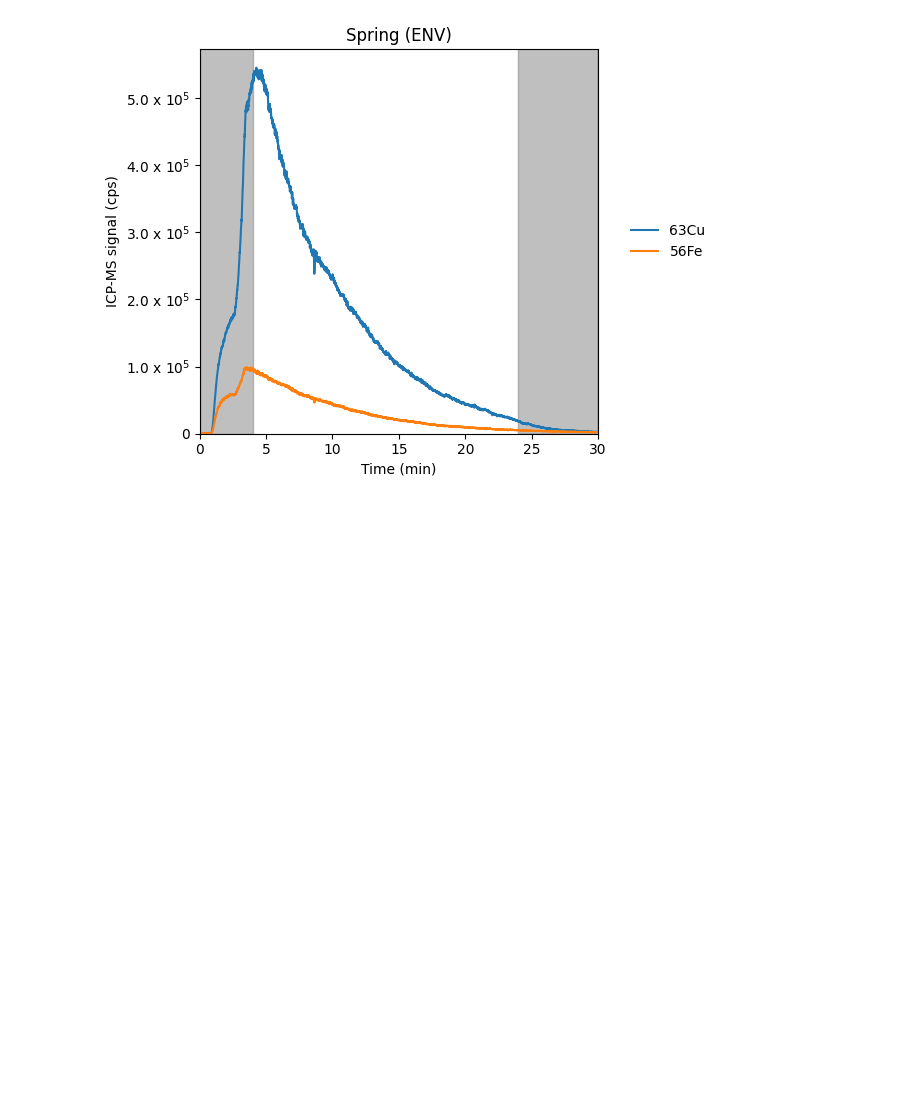
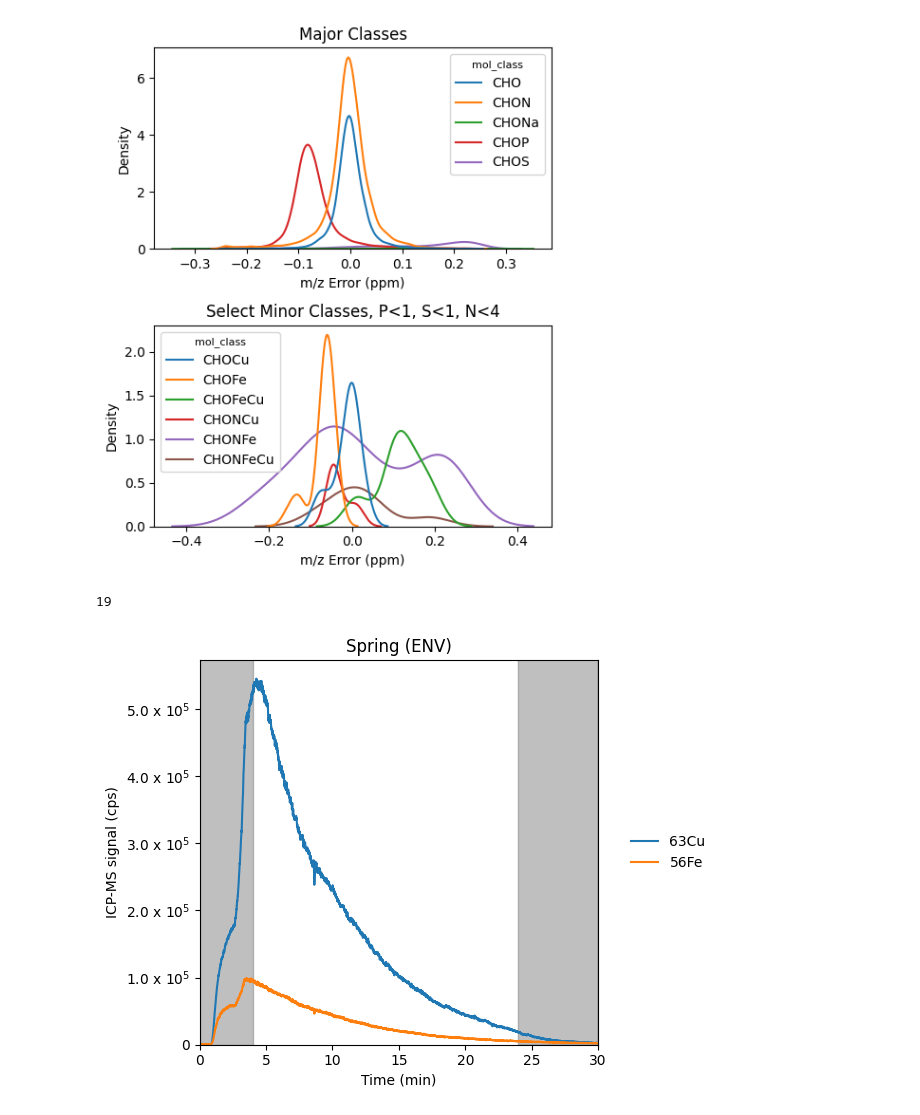
Before and after one commit to rboiteau/CoreMS, a Jupyter notebook: figs-mzwindowing.ipynb, the cells around one changed output. Saved outputs shown, nothing was run; the diff lists cells and outputs as text; code cells hidden in the pictures; blank space fills up the shorter version.

```diff
--- a/figs-mzwindowing.ipynb
+++ b/figs-mzwindowing.ipynb
@@ -530,3 +789,38 @@ plt.savefig(svdir+'mid_only_error-ppm.pdf', bbox_inches = 'tight')
+# %%
+column = 'm/z Error (ppm)'  ## title for main plot
+hue_col = 'mol_class'
+fig, (ax,ax1) = plt.subplots(2,1, figsize = (5,6))
+
+
+df = pd.concat([unique_100mz,unique_200mz, unique_fullmz_456])
+df = df[(df['mol_class'] =='CHO') | (df['mol_class'] =='CHON') | (df['mol_class'] =='CHOS') | (df['mol_class'] =='CHOP')| (df['mol_class'] =='CHONa')]
+df.sort_values(by=['mol_class'],inplace=True)
+ax = sns.kdeplot(data=df, x=column, hue=hue_col, ax = ax, legend=True)
+ax.set_title('Major Classes')
+
+
+df = pd.concat([unique_100mz,unique_200mz, unique_fullmz_456])
+df = df[ (df['Fe']>0) | (df['Cu']>0)]
+df = df[(df['P']<1) & (df['S']<1)  & (df['N']<4)]
+df = df[~df['mol_class'].str.contains('Na')]
+#df = df[(df['mol_class'] =='CHO') | (df['mol_class'] =='CHON') | (df['mol_class'] =='CHOS') | (df['mol_class'] =='CHOP')| (df['mol_class'] =='CHONa')]
+df.sort_values(by=['mol_class'],inplace=True)
+ax1 = sns.kdeplot(data=df, x=column, hue=hue_col, ax = ax1, legend = True)
+ax1.set_title('Select Minor Classes, P<1, S<1, N<4')
+
+#plt.legend(frameon = False)
+#fig.suptitle(ttt, fontsize=14)
+#fig.legend(handles, labels, title='Mol. Class', frameon = False, bbox_to_anchor=(1.0,0.5), loc = 'center left')
+
+plt.tight_layout()
+
+plt.savefig(data_dir+'spring-env/230215_spring_pos_kde_assign.pdf')
+# %% [output]
+[figure, added]
+# %%
+print(len(df[df['mol_class']=='CHOCu']))
+# %% [output]
+19
 # %%
 from matplotlib.backends.backend_pdf import PdfPages
 
```
Also changed, not shown: parts of 10 cells of this notebook, 4 other files.
